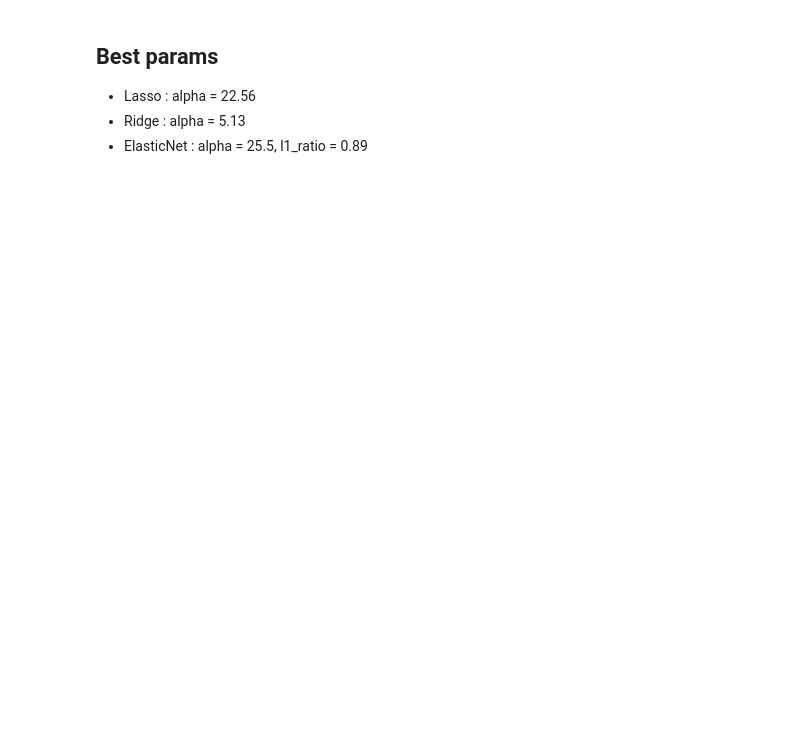
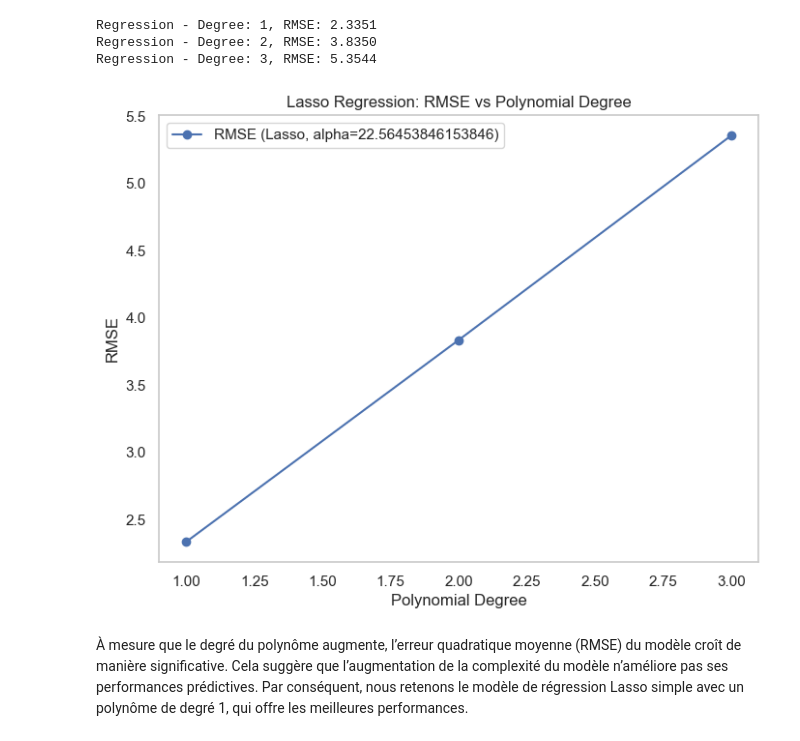
Before and after one commit to nbm6d3tp/Predict_VKOSPI, a Jupyter notebook: Regression_linear_best_param.ipynb, the cells around one changed output. Saved outputs shown, nothing was run; the diff lists cells and outputs as text; code cells hidden in the pictures; blank space fills up the shorter version.

```diff
--- a/Regression_linear_best_param.ipynb
+++ b/Regression_linear_best_param.ipynb
@@ -242,6 +252,14 @@ Degree: 5, RMSE: 4.0084
-# %% [markdown]
-## Best params
-
-- Lasso : alpha = 22.56
-- Ridge : alpha = 5.13
-- ElasticNet : alpha = 25.5, l1_ratio = 0.89
+# %%
+max_degree = 3
+polynomial_regularized_regression(
+    X_train, y_train, X_test, y_test,
+    best_alpha=best_alpha_lasso,
+    max_degree=max_degree
+)
+# %% [output]
+Regression - Degree: 1, RMSE: 2.3351
+Regression - Degree: 2, RMSE: 3.8350
+Regression - Degree: 3, RMSE: 5.3544
+[figure, added]
+# %% [markdown]
+À mesure que le degré du polynôme augmente, l’erreur quadratique moyenne (RMSE) du modèle croît de manière significative. Cela suggère que l’augmentation de la complexité du modèle n’améliore pas ses performances prédictives. Par conséquent, nous retenons le modèle de régression Lasso simple avec un polynôme de degré 1, qui offre les meilleures performances.
```
Also changed, not shown: parts of 19 cells of this notebook.
